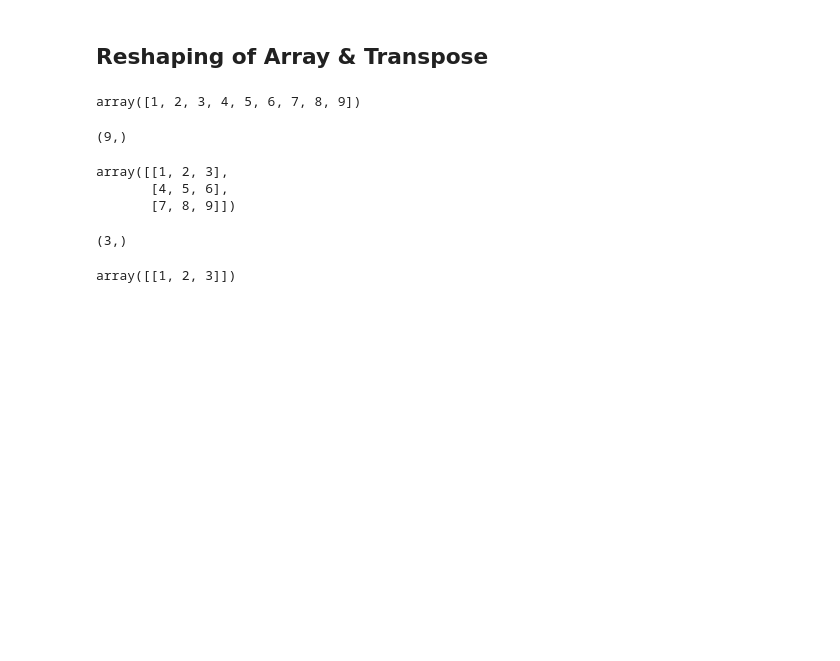
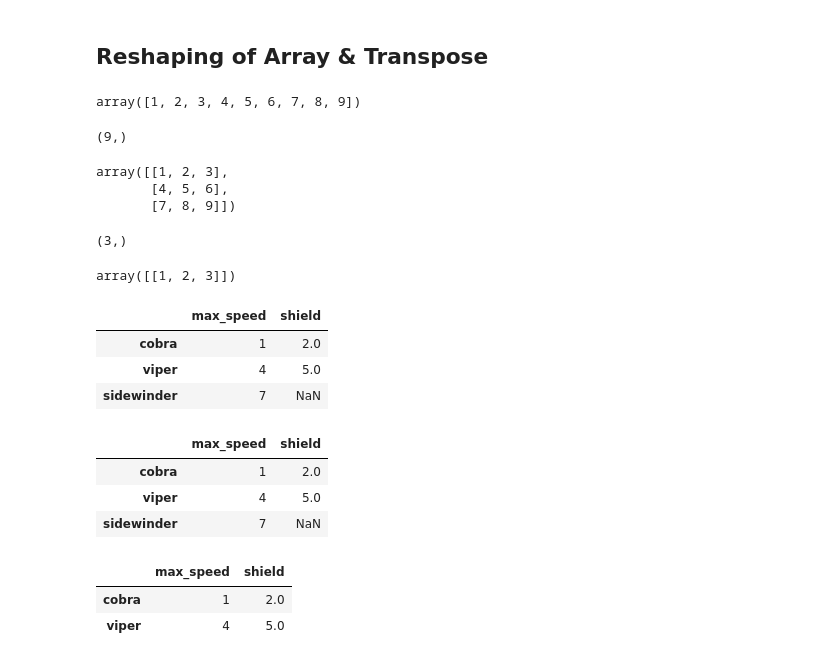
Before and after one commit to toanpv-2417/Python_tutorial, a Jupyter notebook: Pandas_basic_1.ipynb, the cells around one changed output. Cells and saved outputs as stored; diff of their text form; code cells hidden in the pictures; blank space fills up the shorter version.

```diff
--- a/Pandas_basic_1.ipynb
+++ b/Pandas_basic_1.ipynb
@@ -324,0 +327,11 @@ array([[1, 2, 3]])
+# %%
+df = pd.DataFrame([[1, 2], [4, 5], [7,None]],
+     index=['cobra', 'viper', 'sidewinder'],
+     columns=['max_speed', 'shield'])
+# %%
+df
+# %% [output]
+|  | max_speed | shield |
+| cobra | 1 | 2.0 |
+| viper | 4 | 5.0 |
+| sidewinder | 7 | NaN |
@@ -324,0 +340,13 @@ array([[1, 2, 3]])
+# %%
+df
+# %% [output]
+|  | max_speed | shield |
+| cobra | 1 | 2.0 |
+| viper | 4 | 5.0 |
+| sidewinder | 7 | NaN |
+# %%
+df.dropna()
+# %% [output]
+|  | max_speed | shield |
+| cobra | 1 | 2.0 |
+| viper | 4 | 5.0 |
```
Also changed, not shown: parts of 2 cells of this notebook, 3 other files.
